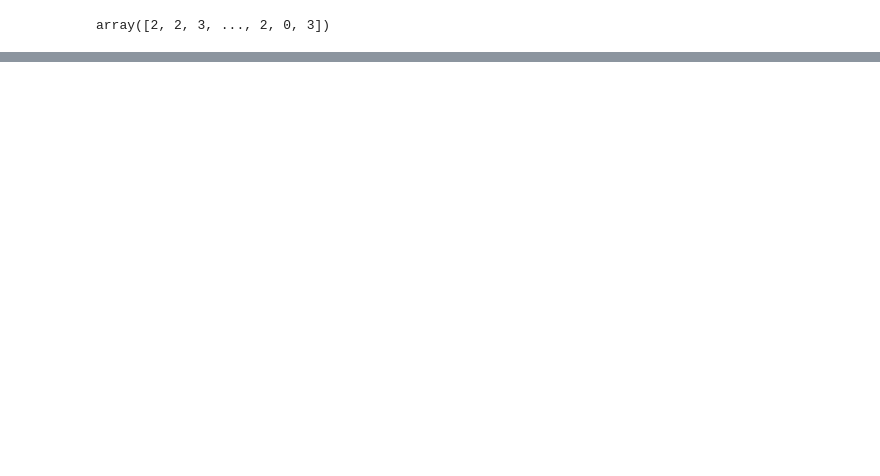
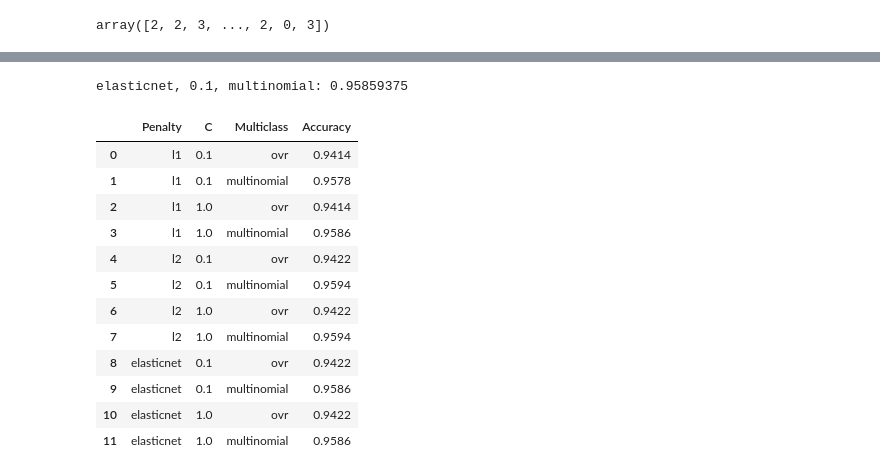
Before and after one commit to jshelb/alzheimers-ml-classification, a Jupyter notebook: models/LogisticRegression/Logistic Regression Notebook.ipynb, the cells around one changed output, grey strips where cells are left out. Saved outputs shown, nothing was run; the diff lists cells and outputs as text; code cells hidden in the pictures; blank space fills up the shorter version.

```diff
--- a/models/LogisticRegression/Logistic Regression Notebook.ipynb
+++ b/models/LogisticRegression/Logistic Regression Notebook.ipynb
@@ -121,0 +235,27 @@ scores
+# %%
+pred12=lg12.predict(test_x)
+scores12=lg12.score(test_x, test_y)
+print("elasticnet, 0.1, multinomial:", scores12)
+# %% [output]
+elasticnet, 0.1, multinomial: 0.95859375
+# %%
+data = [['l1', 0.1, 'ovr', 0.9414], ['l1', 0.1, 'multinomial', 0.9578], ['l1', 1, 'ovr', 0.9414], ['l1', 1, 'multinomial', 0.9586],
+        ['l2', 0.1, 'ovr', 0.9422], ['l2', 0.1, 'multinomial', 0.9594], ['l2', 1, 'ovr', 0.9422], ['l2', 1, 'multinomial', 0.9594],
+        ['elasticnet', 0.1, 'ovr', 0.9422], ['elasticnet', 0.1, 'multinomial', 0.9586], ['elasticnet', 1, 'ovr', 0.9422], ['elasticnet', 1, 'multinomial', 0.9586]]
+
+df = pd.DataFrame(data, columns=['Penalty', 'C', 'Multiclass', 'Accuracy'])
+df
+# %% [output]
+|  | Penalty | C | Multiclass | Accuracy |
+| 0 | l1 | 0.1 | ovr | 0.9414 |
+| 1 | l1 | 0.1 | multinomial | 0.9578 |
+| 2 | l1 | 1.0 | ovr | 0.9414 |
+| 3 | l1 | 1.0 | multinomial | 0.9586 |
+| 4 | l2 | 0.1 | ovr | 0.9422 |
+| 5 | l2 | 0.1 | multinomial | 0.9594 |
+| 6 | l2 | 1.0 | ovr | 0.9422 |
+| 7 | l2 | 1.0 | multinomial | 0.9594 |
+| 8 | elasticnet | 0.1 | ovr | 0.9422 |
+| 9 | elasticnet | 0.1 | multinomial | 0.9586 |
+| 10 | elasticnet | 1.0 | ovr | 0.9422 |
+| 11 | elasticnet | 1.0 | multinomial | 0.9586 |
```
Also changed, not shown: parts of 23 cells of this notebook.
